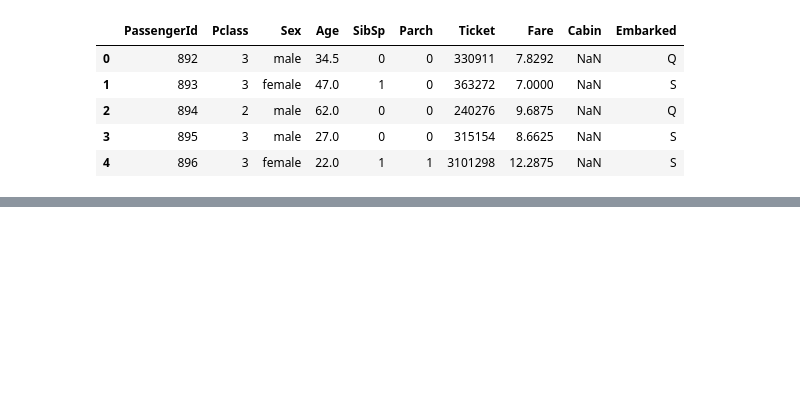
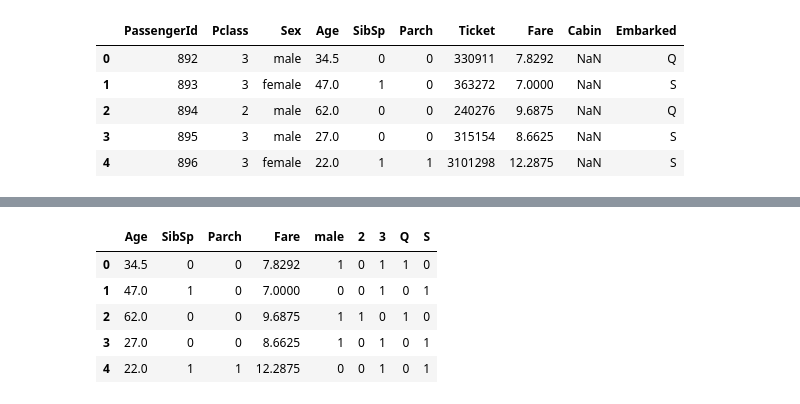
Before and after one commit to SourabhGupta7/Titanic, a Jupyter notebook: Copy_of_Untitled.ipynb, the cells around one changed output, grey strips where cells are left out. Cells and saved outputs as stored; diff of their text form; code cells hidden in the pictures; blank space fills up the shorter version.

```diff
--- a/Copy_of_Untitled.ipynb
+++ b/Copy_of_Untitled.ipynb
@@ -185,3 +185,12 @@ df.head()
 | 2 | 894 | 2 | Myles, Mr. Thomas Francis | male | 62.0 | 0 | 0 | 240276 | 9.6875 | NaN | ... |
 | 3 | 895 | 3 | Wirz, Mr. Albert | male | 27.0 | 0 | 0 | 315154 | 8.6625 | NaN | ... |
 | 4 | 896 | 3 | Hirvonen, Mrs. Alexander (Helga E... | female | 22.0 | 1 | 1 | 3101298 | 12.2875 | NaN | ... |
+# %%
+df.drop(["PassengerId","Name","Sex","Ticket","Cabin","Pclass","Embarked"],axis=1).head()
+# %% [output]
+|  | Age | SibSp | Parch | Fare | male | 2 | 3 | Q | S |
+| 0 | 34.5 | 0 | 0 | 7.8292 | 1 | 0 | 1 | 1 | 0 |
+| 1 | 47.0 | 1 | 0 | 7.0000 | 0 | 0 | 1 | 0 | 1 |
+| 2 | 62.0 | 0 | 0 | 9.6875 | 1 | 1 | 0 | 1 | 0 |
+| 3 | 27.0 | 0 | 0 | 8.6625 | 1 | 0 | 1 | 0 | 1 |
+| 4 | 22.0 | 1 | 1 | 12.2875 | 0 | 0 | 1 | 0 | 1 |
```
